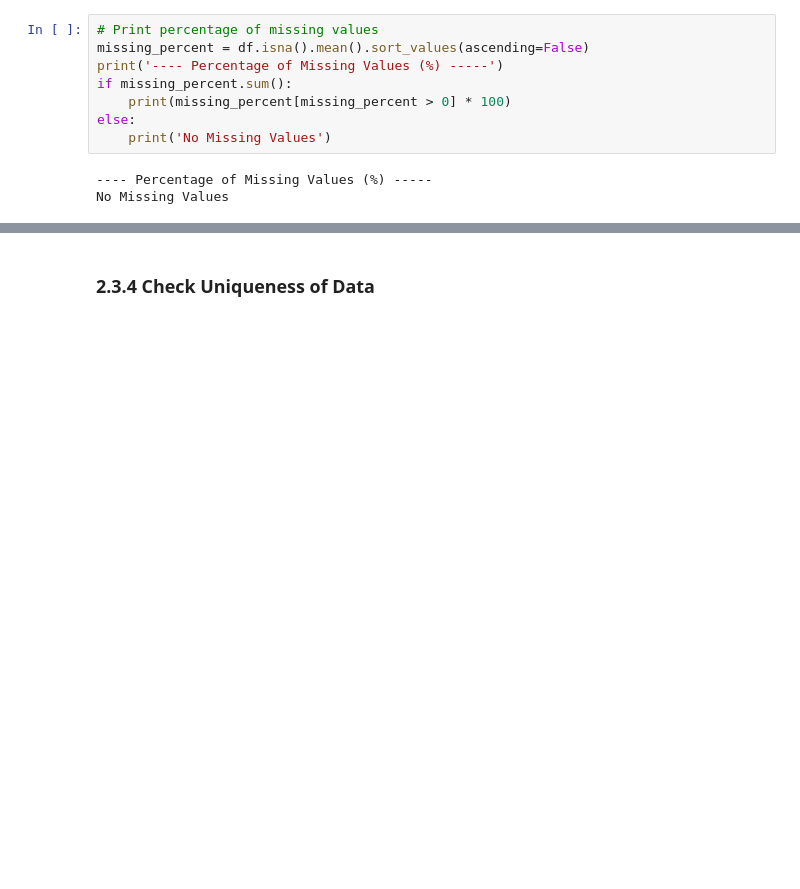
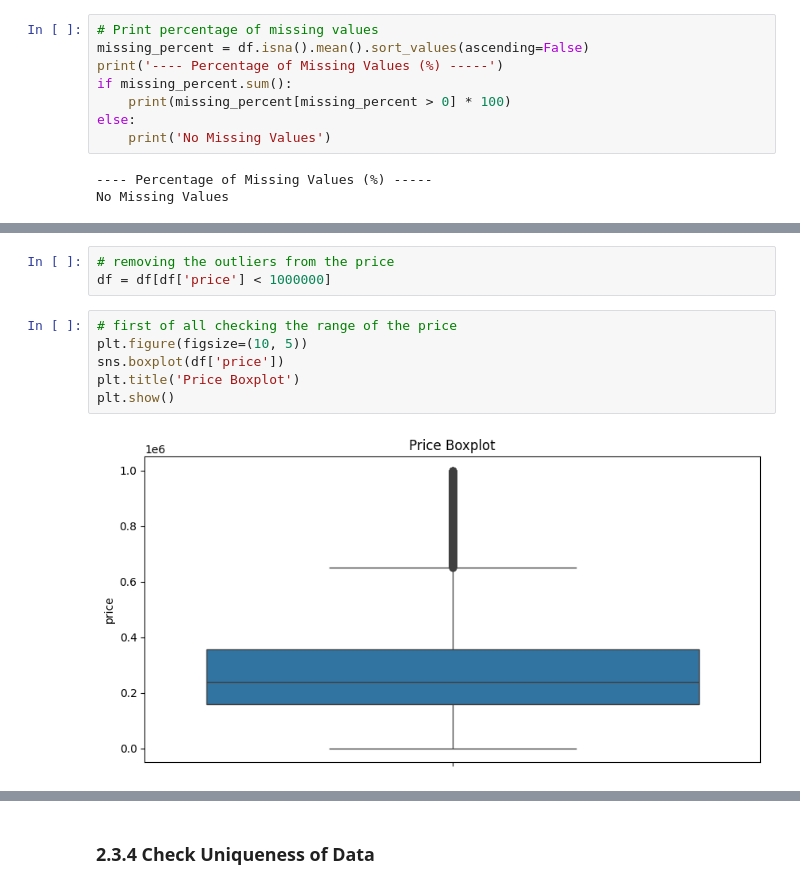
Before and after one commit to shaheeralics/Data-Science-Learning-With-Projects, a Jupyter notebook: Projects/ML - DL/P1 UK House Price Prediction.ipynb, the cells around one changed output, grey strips where cells are left out. Drawn from its saved outputs; the diff is of its cells as text; blank space fills up the shorter version.

```diff
--- a/Projects/ML - DL/P1 UK House Price Prediction.ipynb
+++ b/Projects/ML - DL/P1 UK House Price Prediction.ipynb
@@ -217,0 +265,11 @@ No. of entirely duplicated rows: 43
+# %%
+# removing the outliers from the price
+df = df[df['price'] < 1000000]
+# %%
+# first of all checking the range of the price
+plt.figure(figsize=(10, 5))
+sns.boxplot(df['price'])
+plt.title('Price Boxplot')
+plt.show()
+# %% [output]
+[figure, added]
```
Also changed, not shown: parts of 56 cells of this notebook.
